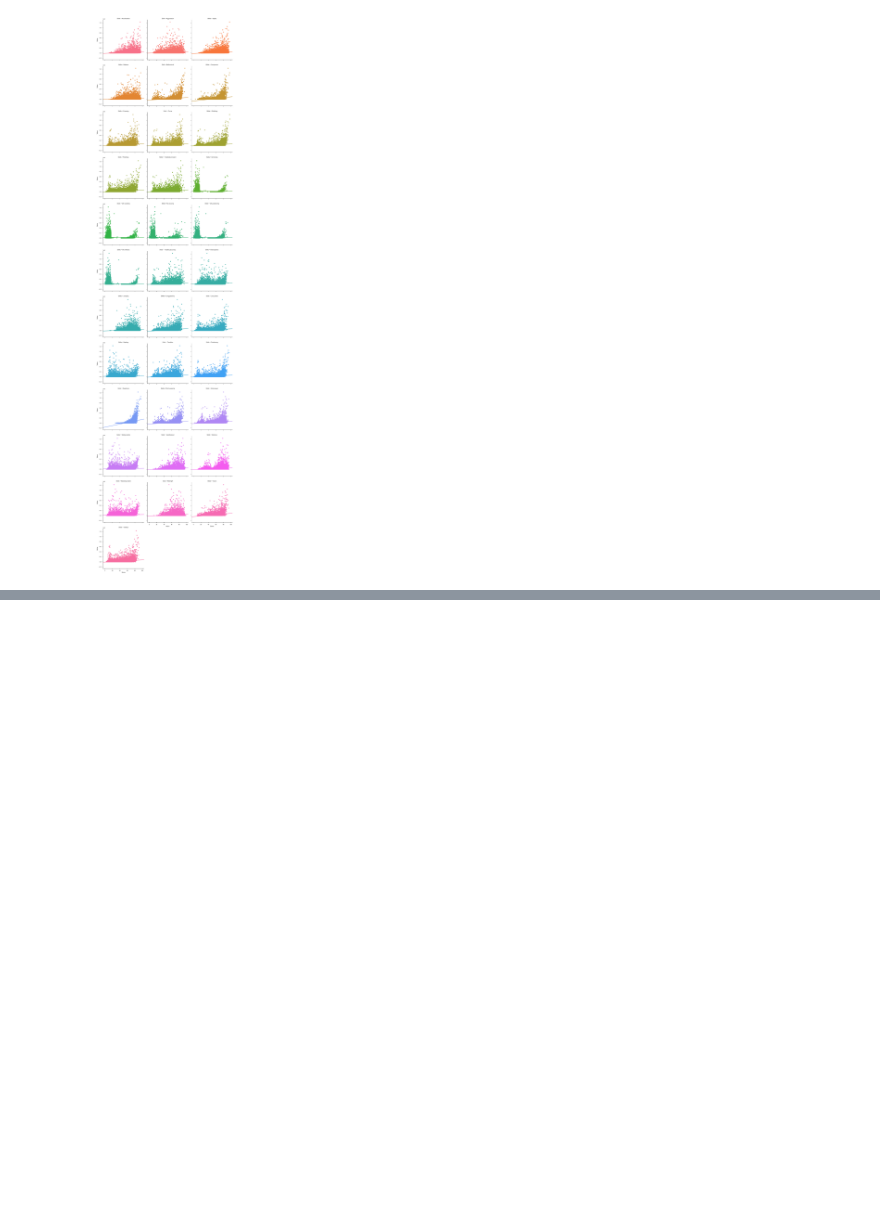
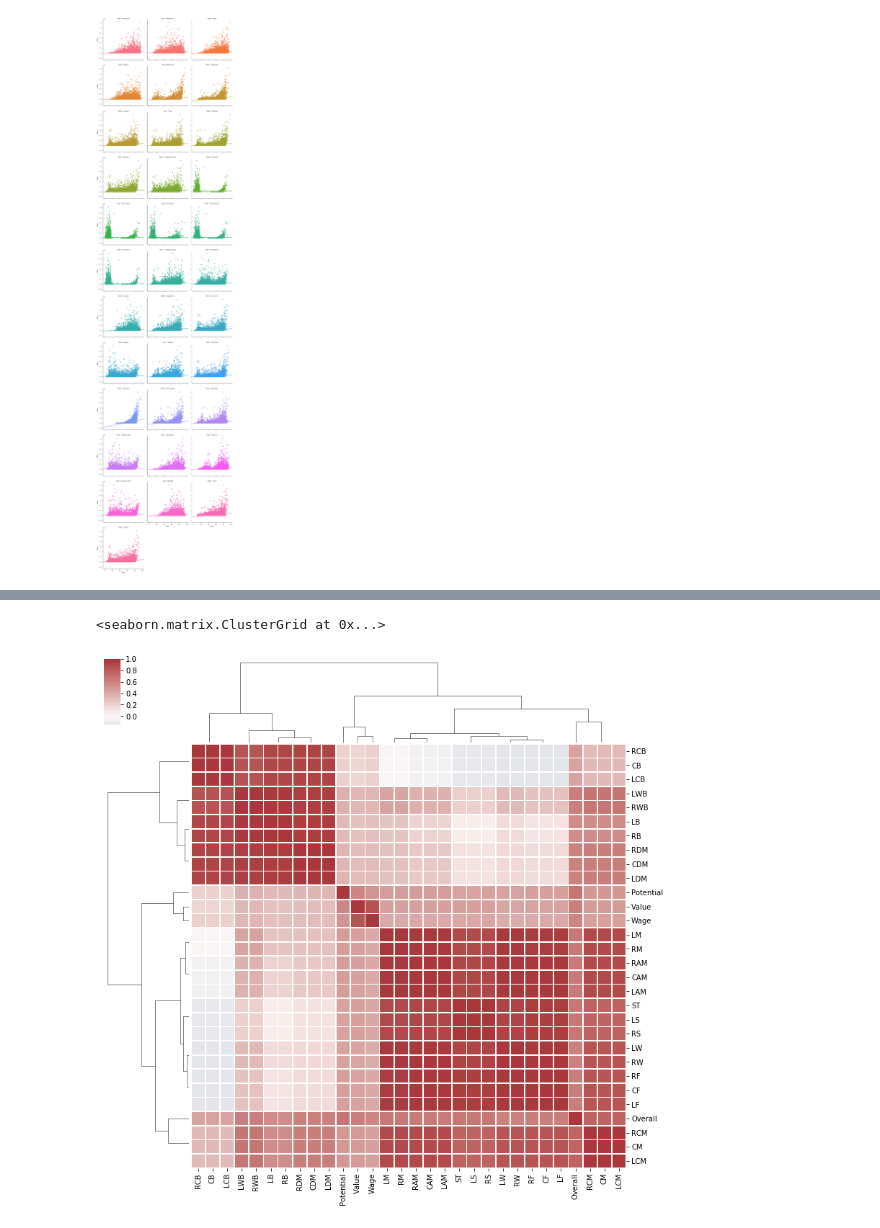
Before and after one commit to Fournierp/Fifa18, a Jupyter notebook: Fifa 18 Model.ipynb, the cells around one changed output, grey strips where cells are left out. Saved outputs shown, nothing was run; the diff lists cells and outputs as text; code cells hidden in the pictures; blank space fills up the shorter version.

```diff
--- a/Fifa 18 Model.ipynb
+++ b/Fifa 18 Model.ipynb
@@ -447,0 +466,15 @@ plt.show()
+# %%
+#Heatmap
+# Select a subset of the df
+used_variables = ['Overall', 'Potential', 'Value', 'Wage', 'CAM',
+                  'CB', 'CDM', 'CF', 'CM', 'LAM', 'LB', 'LCB', 'LCM',
+                  'LDM', 'LF', 'LM', 'LS', 'LW', 'LWB','RAM', 'RB',
+                  'RCB', 'RCM', 'RDM', 'RF', 'RM', 'RS', 'RW', 'RWB', 'ST']
+used_columns = (processed_df.columns.get_level_values(None).isin(used_variables))
+df = processed_df.loc[:, used_columns]
+
+# Draw the full plot
+sns.clustermap(df.corr(), center=0, cmap="vlag", linewidths=.75, figsize=(13, 13))
+# %% [output]
+<seaborn.matrix.ClusterGrid at 0x...>
+[figure, added]
```
Also changed, not shown: parts of 3 cells of this notebook.
